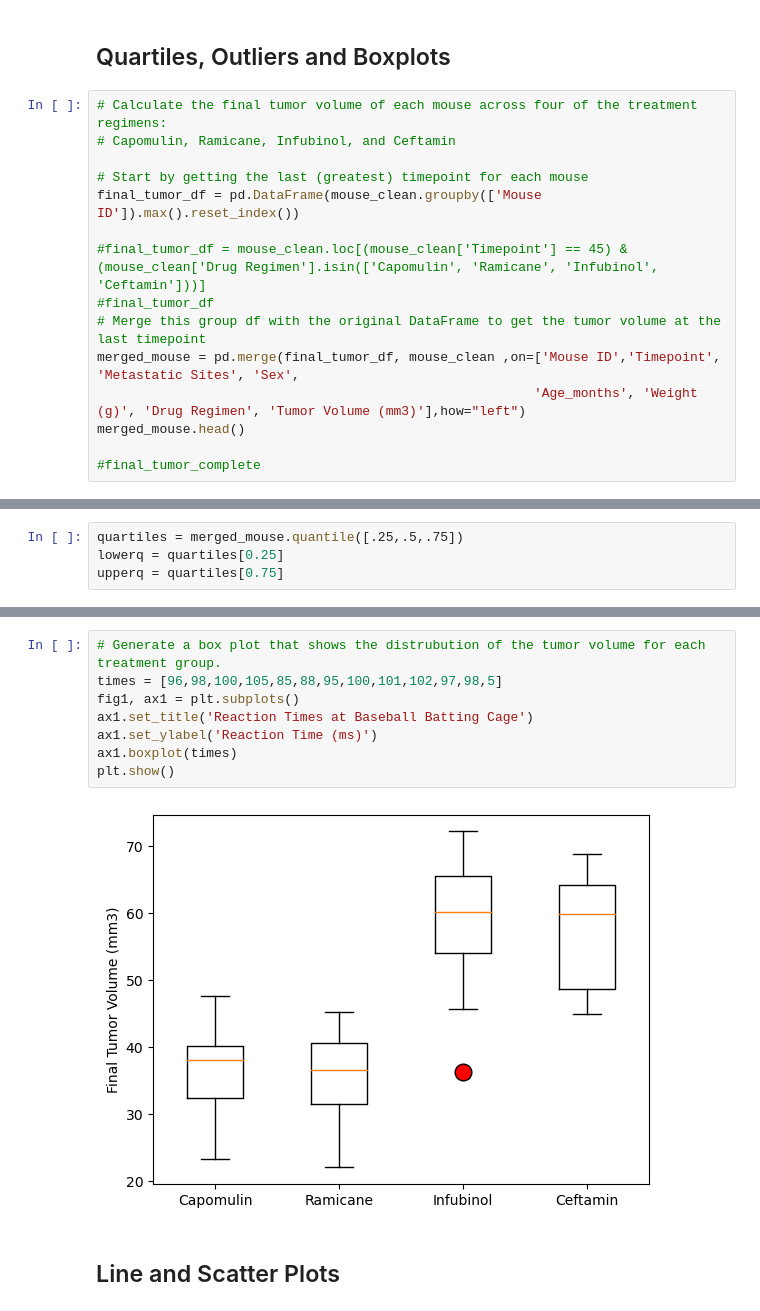
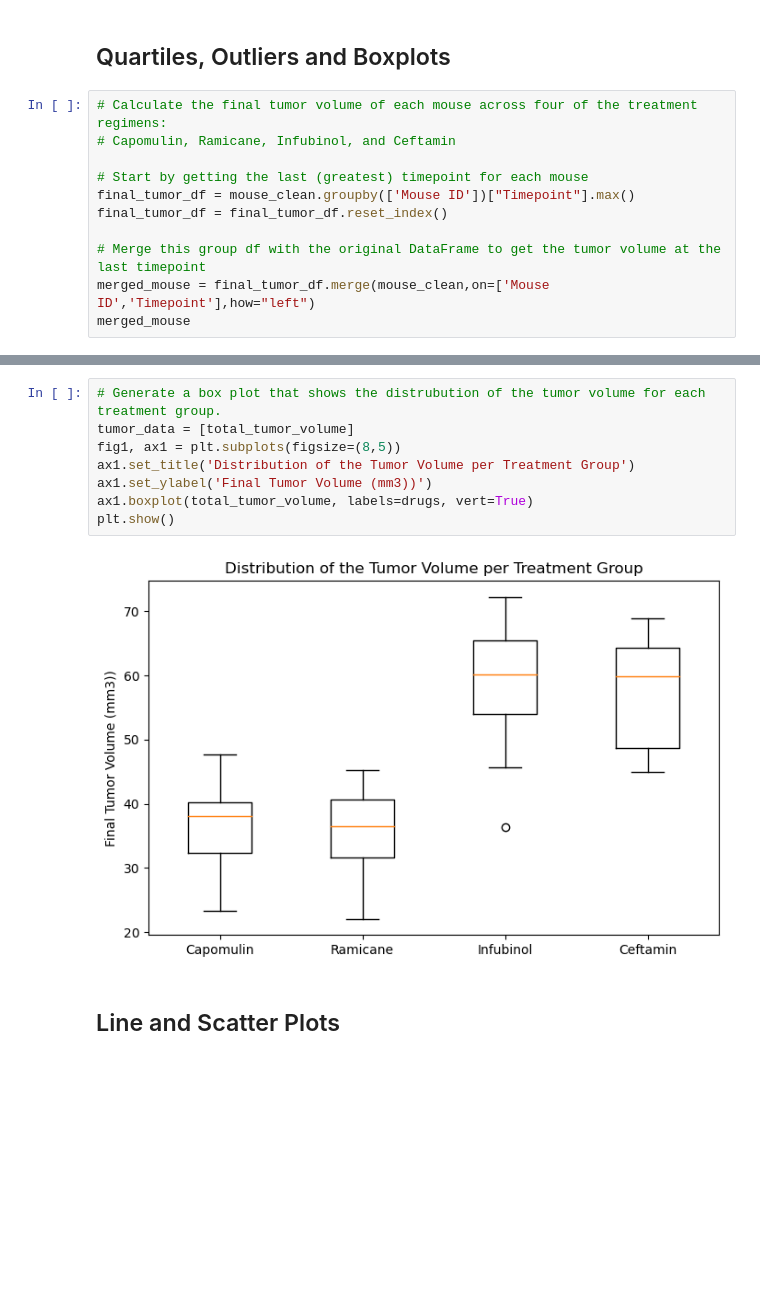
Before and after one commit to jules-krohn/Pymaceuticals, a Jupyter notebook: pymaceuticals_starter.ipynb, the cells around one changed output, grey strips where cells are left out. Saved outputs shown, nothing was run; the diff lists cells and outputs as text; blank space fills up the shorter version.

```diff
--- a/pymaceuticals_starter.ipynb
+++ b/pymaceuticals_starter.ipynb
@@ -206,16 +206,12 @@ plt.show()
 # Capomulin, Ramicane, Infubinol, and Ceftamin
 
 # Start by getting the last (greatest) timepoint for each mouse
-final_tumor_df = pd.DataFrame(mouse_clean.groupby(['Mouse ID']).max().reset_index())
+final_tumor_df = mouse_clean.groupby(['Mouse ID'])["Timepoint"].max()
+final_tumor_df = final_tumor_df.reset_index()
 
-#final_tumor_df = mouse_clean.loc[(mouse_clean['Timepoint'] == 45) & (mouse_clean['Drug Regimen'].isin(['Capomulin', 'Ramicane', 'Infubinol', 'Ceftamin']))]
-#final_tumor_df
 # Merge this group df with the original DataFrame to get the tumor volume at the last timepoint
-merged_mouse = pd.merge(final_tumor_df, mouse_clean ,on=['Mouse ID','Timepoint', 'Metastatic Sites', 'Sex',
-                                                        'Age_months', 'Weight (g)', 'Drug Regimen', 'Tumor Volume (mm3)'],how="left")
-merged_mouse.head()
-
-#final_tumor_complete
+merged_mouse = final_tumor_df.merge(mouse_clean,on=['Mouse ID','Timepoint'],how="left")
+merged_mouse
 # %% [output]
 |  | Mouse ID | Timepoint | Tumor Volume (mm3) | Metastatic Sites | Drug Regimen | Sex | Age_months | ... |
 | 0 | a203 | 45 | 67.973419 | 2 | Infubinol | Female | 20 | ... |
@@ -226,4 +228,0 @@ merged_mouse.head()
-# %%
-quartiles = merged_mouse.quantile([.25,.5,.75])
-lowerq = quartiles[0.25]
-upperq = quartiles[0.75]
@@ -265,12 +266,12 @@ KeyError: 0.25
 # %%
 # Generate a box plot that shows the distrubution of the tumor volume for each treatment group.
-times = [96,98,100,105,85,88,95,100,101,102,97,98,5]
-fig1, ax1 = plt.subplots()
-ax1.set_title('Reaction Times at Baseball Batting Cage')
-ax1.set_ylabel('Reaction Time (ms)')
-ax1.boxplot(times)
+tumor_data = [total_tumor_volume]
+fig1, ax1 = plt.subplots(figsize=(8,5))
+ax1.set_title('Distribution of the Tumor Volume per Treatment Group')
+ax1.set_ylabel('Final Tumor Volume (mm3))')
+ax1.boxplot(total_tumor_volume, labels=drugs, vert=True)
 plt.show()
 # %% [output]
-[figure, old version]
+[figure, new version]
 # %% [markdown]
 ## Line and Scatter Plots
```
Also changed, not shown: parts of 7 cells of this notebook.
